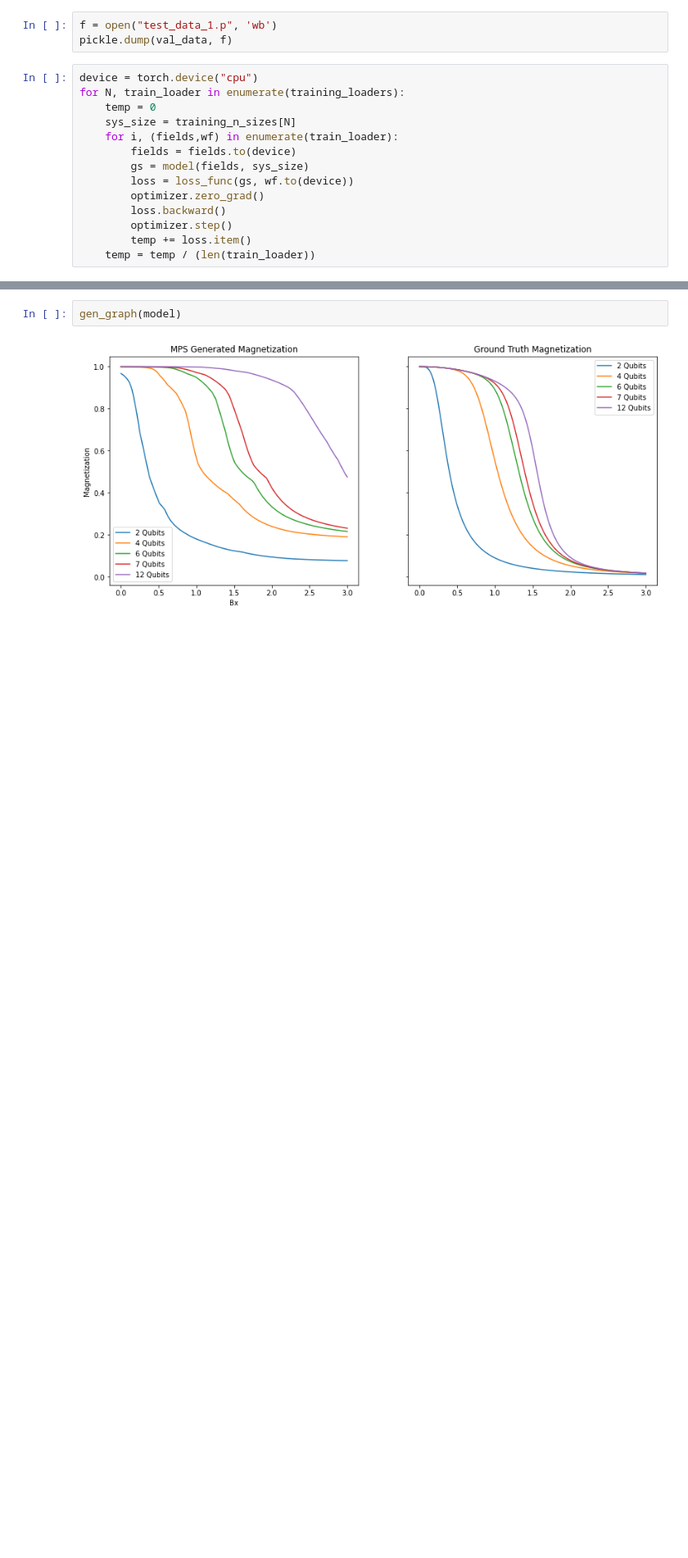
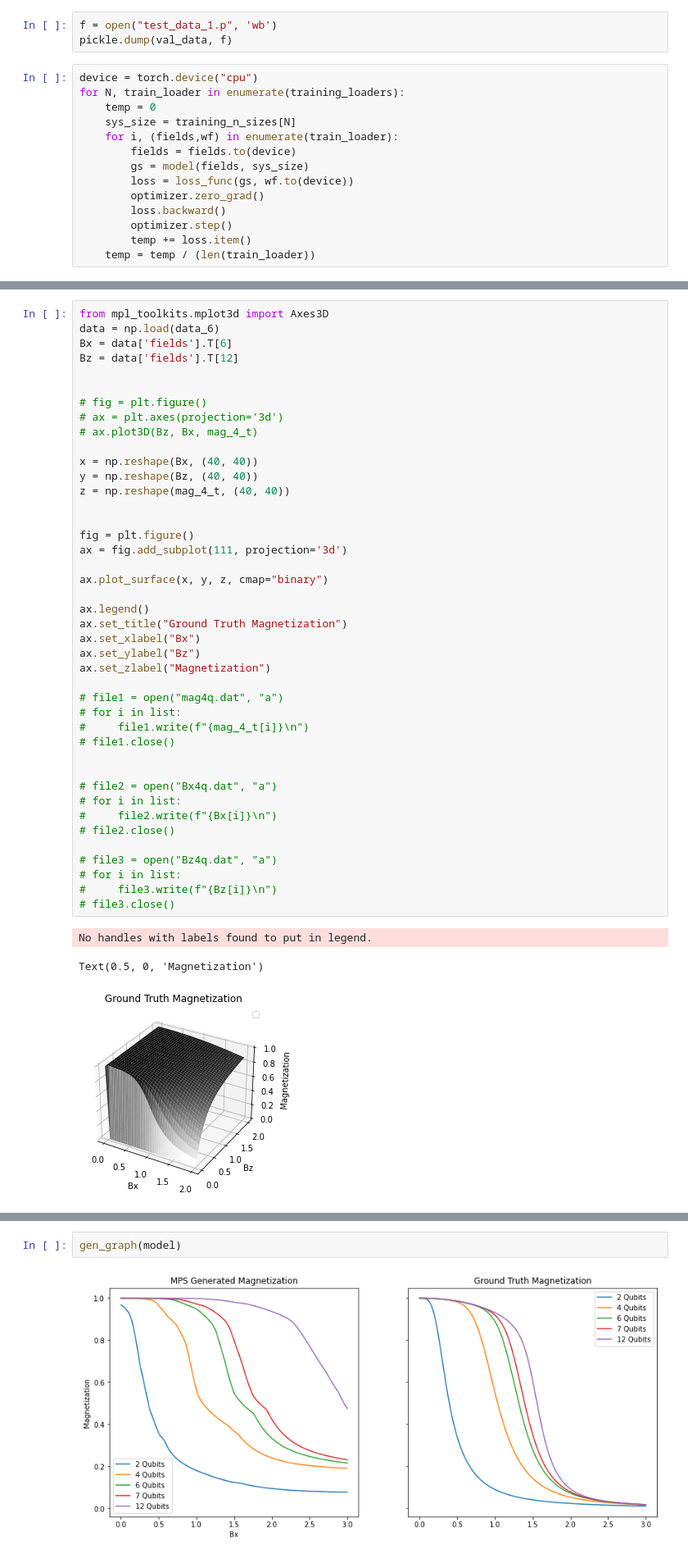
Before and after one commit to szaman19/MPSML, a Jupyter notebook: code/mps/MPS_Generator.ipynb, the cells around one changed output, grey strips where cells are left out. Shown at 82% size. Saved outputs shown, nothing was run; the diff lists cells and outputs as text; blank space fills up the shorter version.

```diff
--- a/code/mps/MPS_Generator.ipynb
+++ b/code/mps/MPS_Generator.ipynb
@@ -369,0 +415,46 @@ def gen_graph(model):
+# %%
+from mpl_toolkits.mplot3d import Axes3D
+data = np.load(data_6)
+Bx = data['fields'].T[6]
+Bz = data['fields'].T[12]
+
+
+# fig = plt.figure()
+# ax = plt.axes(projection='3d')
+# ax.plot3D(Bz, Bx, mag_4_t)
+
+x = np.reshape(Bx, (40, 40))
+y = np.reshape(Bz, (40, 40))
+z = np.reshape(mag_4_t, (40, 40))
+
+
+fig = plt.figure()
+ax = fig.add_subplot(111, projection='3d')
+
+ax.plot_surface(x, y, z, cmap="binary")
+
+ax.legend()
+ax.set_title("Ground Truth Magnetization")
+ax.set_xlabel("Bx")
+ax.set_ylabel("Bz")
+ax.set_zlabel("Magnetization")
+
+# file1 = open("mag4q.dat", "a")
+# for i in list:
+#     file1.write(f"{mag_4_t[i]}\n")
+# file1.close()
+
+
+# file2 = open("Bx4q.dat", "a")
+# for i in list:
+#     file2.write(f"{Bx[i]}\n")
+# file2.close()
+
+# file3 = open("Bz4q.dat", "a")
+# for i in list:
+#     file3.write(f"{Bz[i]}\n")
+# file3.close()
+# %% [output]
+No handles with labels found to put in legend.
+Text(0.5, 0, 'Magnetization')
+[figure, added]
```
Also changed, not shown: parts of 5 cells of this notebook, 7 other files.
